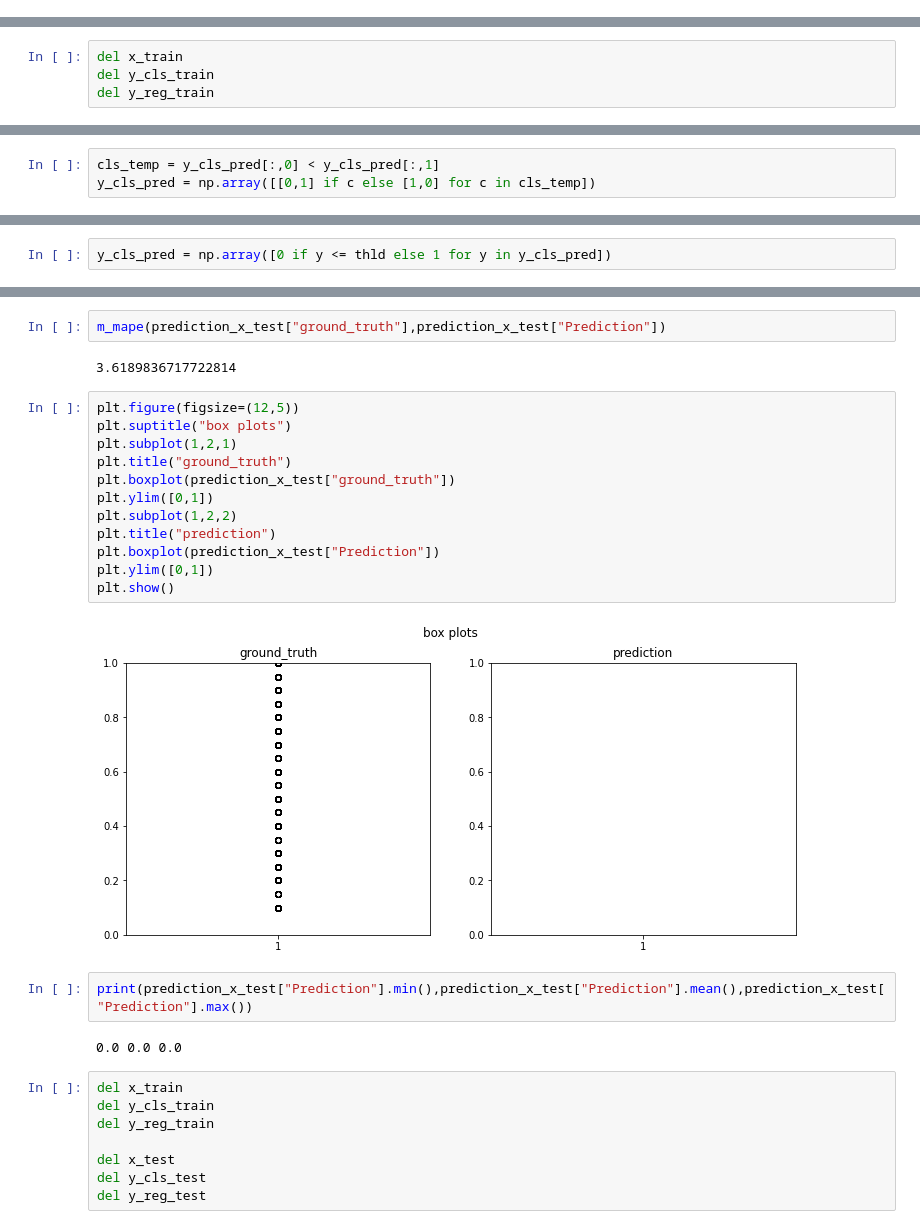
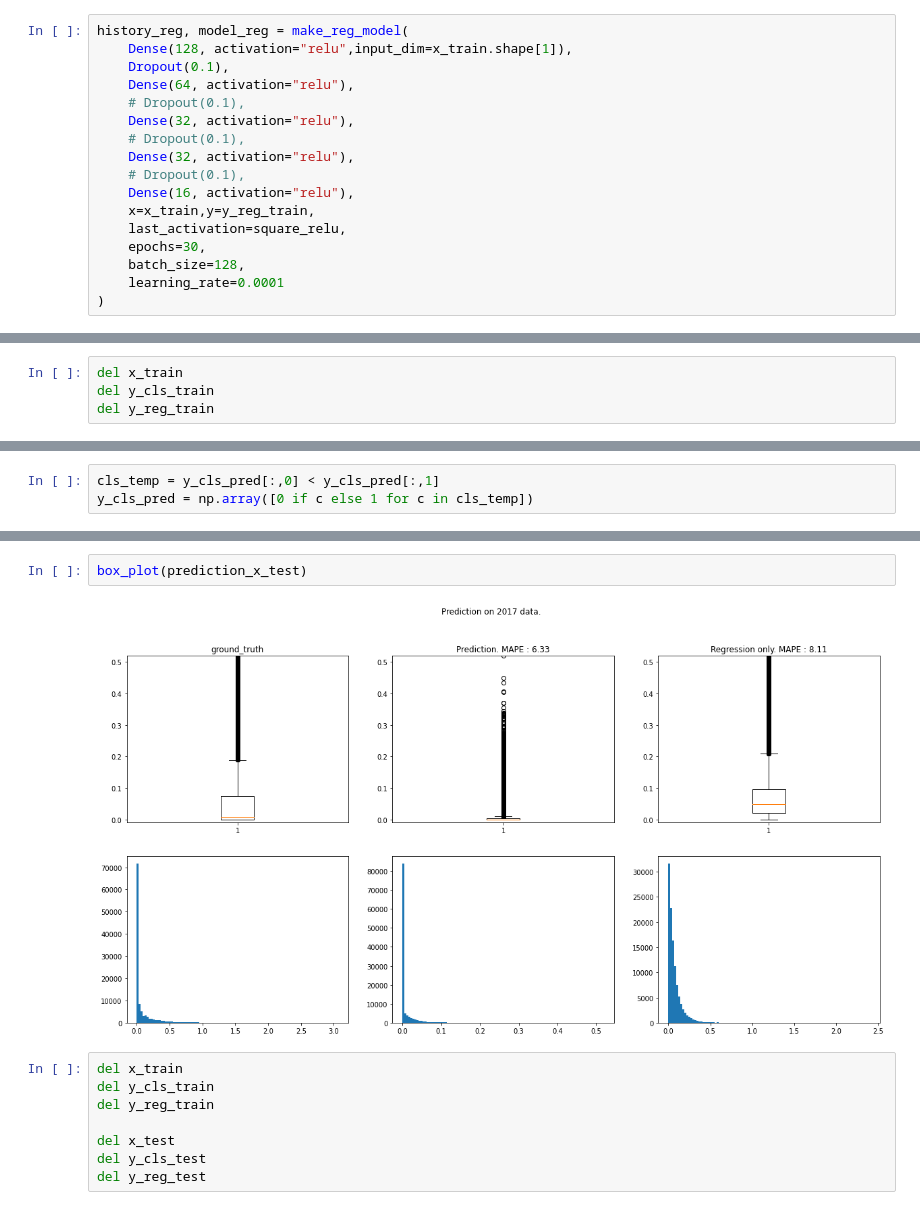
Before and after one commit to LetenoThibaud/Defi-IA-2022-Rain-Frogs, a Jupyter notebook: ann.ipynb, the cells around one changed output, grey strips where cells are left out. Drawn from its saved outputs; the diff is of its cells as text.

```diff
--- a/ann.ipynb
+++ b/ann.ipynb
@@ -321,0 +340,17 @@ plot_history_reg(history_reg, 'mean_squared_error')
+# %%
+history_reg, model_reg = make_reg_model(
+    Dense(128, activation="relu",input_dim=x_train.shape[1]),
+    Dropout(0.1),
+    Dense(64, activation="relu"),
+    # Dropout(0.1),
+    Dense(32, activation="relu"),
+    # Dropout(0.1),
+    Dense(32, activation="relu"),
+    # Dropout(0.1),
+    Dense(16, activation="relu"),
+    x=x_train,y=y_reg_train,
+    last_activation=square_relu,
+    epochs=30,
+    batch_size=128,
+    learning_rate=0.0001
+)
@@ -343,4 +398,4 @@ plt.show()
 # %%
 cls_temp = y_cls_pred[:,0] < y_cls_pred[:,1]
-y_cls_pred = np.array([[0,1] if c else [1,0] for c in cls_temp])
+y_cls_pred = np.array([0 if c else 1 for c in cls_temp])
 # %%
@@ -401,4 +408,2 @@ y_cls_pred_bkp = np.array(y_cls_pred)
-# %%
-y_cls_pred = np.array([0 if y <= thld else 1 for y in y_cls_pred])
 # %%
 prediction_x_test["reg_pred"] = pd.Series(y_reg_pred.T[0])
@@ -430,25 +412,7 @@ def m_mape(y_true,y_predict):
-# %%
-m_mape(prediction_x_test["ground_truth"],prediction_x_test["Prediction"])
-# %% [output]
-3.6189836717722814
-# %%
-plt.figure(figsize=(12,5))
-plt.suptitle("box plots")
-plt.subplot(1,2,1)
-plt.title("ground_truth")
-plt.boxplot(prediction_x_test["ground_truth"])
-plt.ylim([0,1])
-plt.subplot(1,2,2)
-plt.title("prediction")
-plt.boxplot(prediction_x_test["Prediction"])
-plt.ylim([0,1])
-plt.show()
-# %% [output]
-[figure, removed]
-# %%
-print(prediction_x_test["Prediction"].min(),prediction_x_test["Prediction"].mean(),prediction_x_test["Prediction"].max())
-# %% [output]
-0.0 0.0 0.0
+# %%
+box_plot(prediction_x_test)
+# %% [output]
+[figure, added]
 # %%
 del x_train
 del y_cls_train
```
Also changed, not shown: parts of 39 cells of this notebook.
